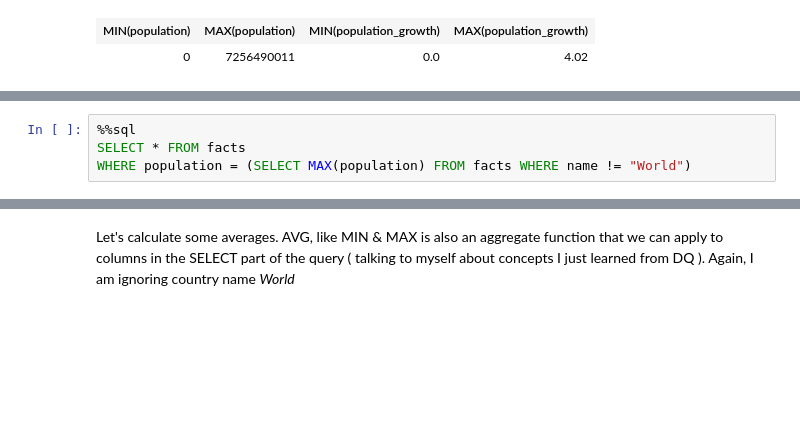
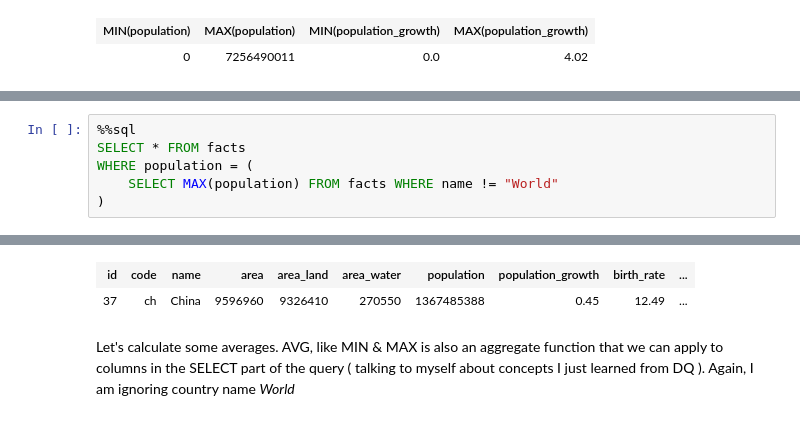
Before and after one commit to durga-ds/durga-dqds, a Jupyter notebook: Guided Project_ Analyzing CIA Factbook Data Using SQL/Basics.ipynb, the cells around one changed output, grey strips where cells are left out. Saved outputs shown, nothing was run; the diff lists cells and outputs as text; blank space fills up the shorter version.

```diff
--- a/Guided Project_ Analyzing CIA Factbook Data Using SQL/Basics.ipynb
+++ b/Guided Project_ Analyzing CIA Factbook Data Using SQL/Basics.ipynb
@@ -64,5 +68,7 @@ Done.
 # %%
 %%sql
 SELECT * FROM facts
-WHERE population = (SELECT MAX(population) FROM facts WHERE name != "World")
+WHERE population = (
+    SELECT MAX(population) FROM facts WHERE name != "World"
+)
 # %% [output]
@@ -70,3 +76,5 @@ SyntaxError: invalid syntax (<ipython-input-2-05d0964b6a6f>, line 1)
+| id | code | name | area | area_land | area_water | population | population_growth | birth_rate | ... |
+| 37 | ch | China | 9596960 | 9326410 | 270550 | 1367485388 | 0.45 | 12.49 | ... |
 # %% [markdown]
 Let's calculate some averages. AVG, like MIN & MAX is also an aggregate function that we can apply to columns in the SELECT part of the query (  talking to myself about concepts I just learned from DQ ). Again, I am ignoring country name *World*
 # %%
```
Also changed, not shown: parts of 9 cells of this notebook.
